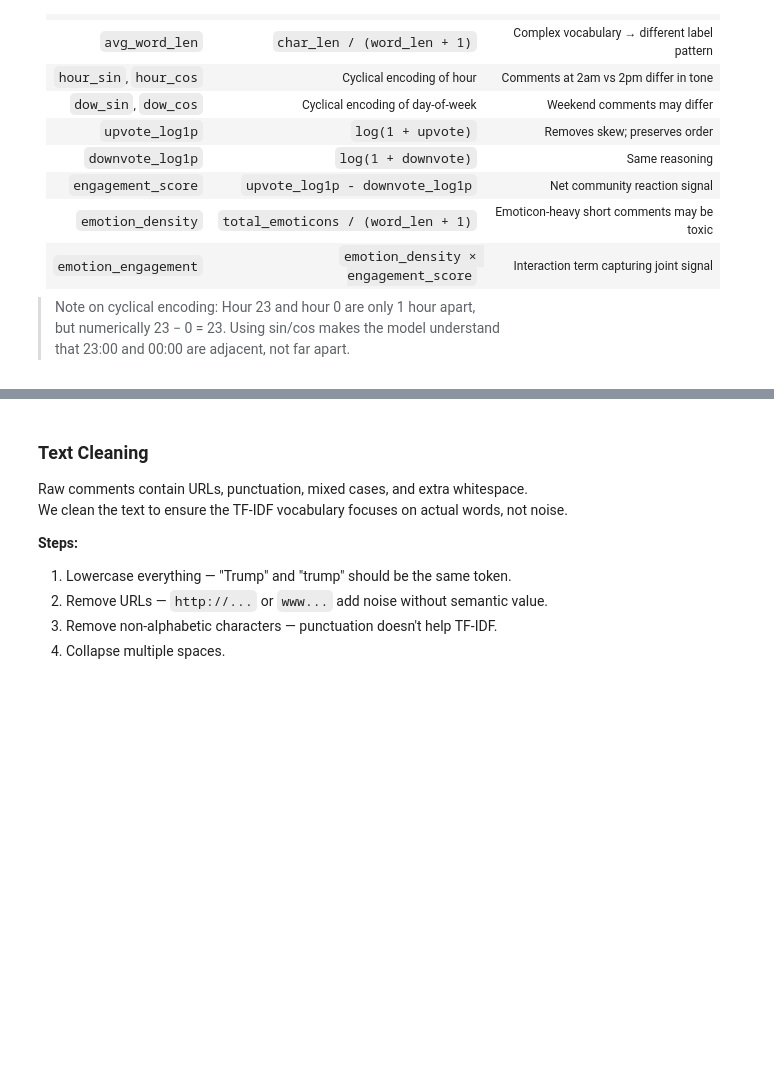
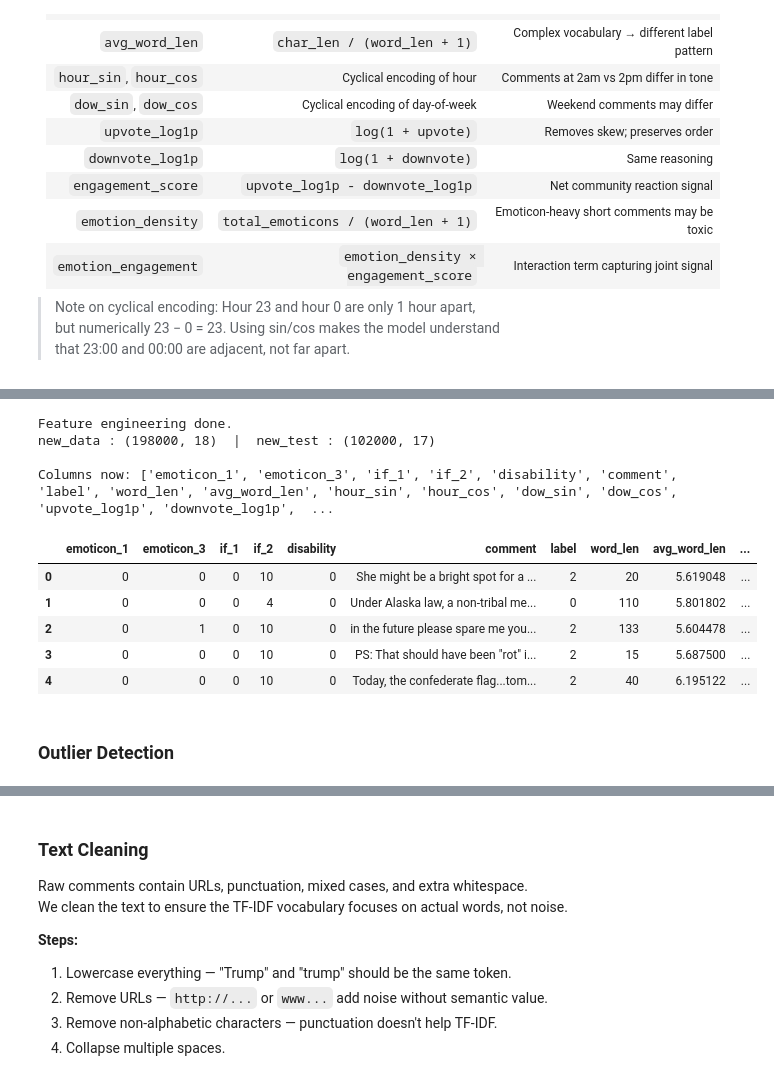
Before and after one commit to 23f3001800/Comment-Category-Prediction-Challenge, a Jupyter notebook: 23f3001800-notebook-t12026.ipynb, the cells around one changed output, grey strips where cells are left out. Cells and saved outputs as stored; diff of their text form; code cells hidden in the pictures; blank space fills up the shorter version.

```diff
--- a/23f3001800-notebook-t12026.ipynb
+++ b/23f3001800-notebook-t12026.ipynb
@@ -483,0 +478,6 @@ All clear ✅
+# %%
+new_data["comment"] = new_data["comment"].fillna("")
+new_test["comment"] = new_test["comment"].fillna("")
+
+print("Missing in new_data after fill:")
+print(new_data.isna().sum())
@@ -504,7 +518,7 @@ We engineer new features based on **domain understanding** of what makes a comme
 > but numerically 23 − 0 = 23. Using sin/cos makes the model understand
 > that 23:00 and 00:00 are adjacent, not far apart.
 # %%
-def add_features(df):
+def add_features_df(df):
     """
     Adds all engineered features to the dataframe in-place.
     Drops raw source columns that have been replaced by better representations.
@@ -593,0 +677,21 @@ We detect outliers using the **IQR method** and then **cap them at the 5th and 9
+# %%
+new_data = add_features_df(new_data)
+new_test = add_features_df(new_test)
+
+print("Feature engineering done.")
+print(f"new_data : {new_data.shape}  |  new_test : {new_test.shape}")
+print("\nColumns now:", new_data.columns.tolist())
+display(new_data.head())
+# %% [output]
+Feature engineering done.
+new_data : (198000, 18)  |  new_test : (102000, 17)
+
+Columns now: ['emoticon_1', 'emoticon_3', 'if_1', 'if_2', 'disability', 'comment', 'label', 'word_len', 'avg_word_len', 'hour_sin', 'hour_cos', 'dow_sin', 'dow_cos', 'upvote_log1p', 'downvote_log1p',  ...
+|  | emoticon_1 | emoticon_3 | if_1 | if_2 | disability | comment | label | word_len | avg_word_len | ... |
+| 0 | 0 | 0 | 0 | 10 | 0 | She might be a bright spot for a ... | 2 | 20 | 5.619048 | ... |
+| 1 | 0 | 0 | 0 | 4 | 0 | Under Alaska law, a non-tribal me... | 0 | 110 | 5.801802 | ... |
+| 2 | 0 | 1 | 0 | 10 | 0 | in the future please spare me you... | 2 | 133 | 5.604478 | ... |
+| 3 | 0 | 0 | 0 | 10 | 0 | PS: That should have been "rot" i... | 2 | 15 | 5.687500 | ... |
+| 4 | 0 | 0 | 0 | 10 | 0 | Today, the confederate flag...tom... | 2 | 40 | 6.195122 | ... |
+# %% [markdown]
+### Outlier Detection
```
Also changed, not shown: parts of 70 cells of this notebook.
